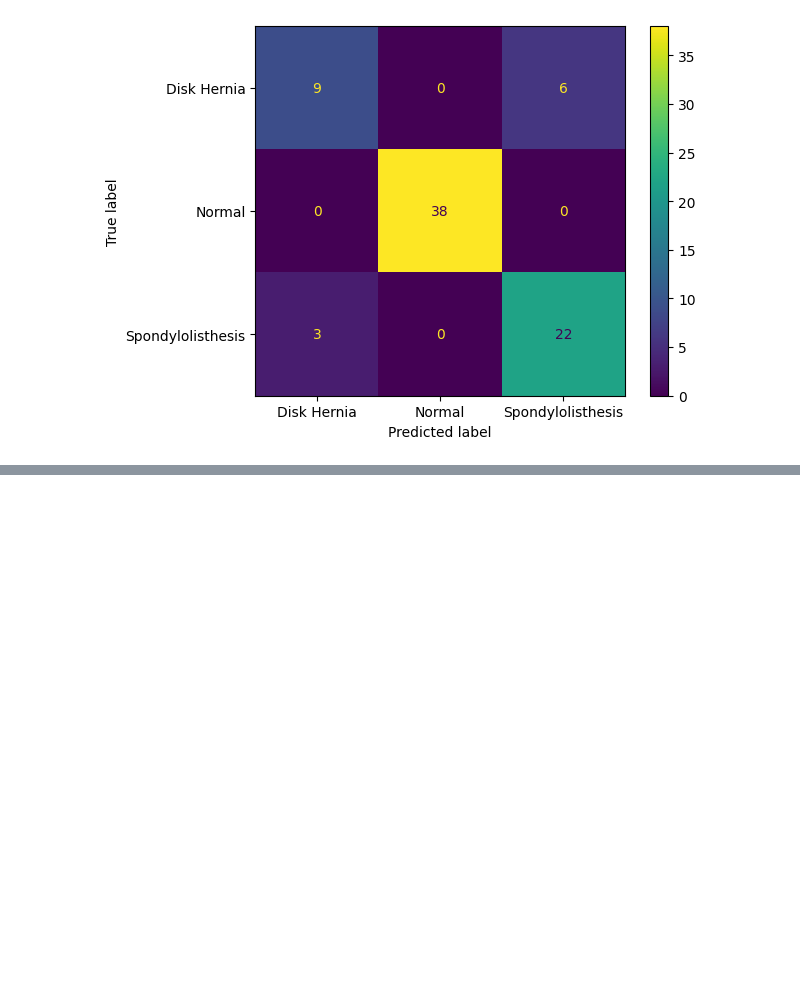
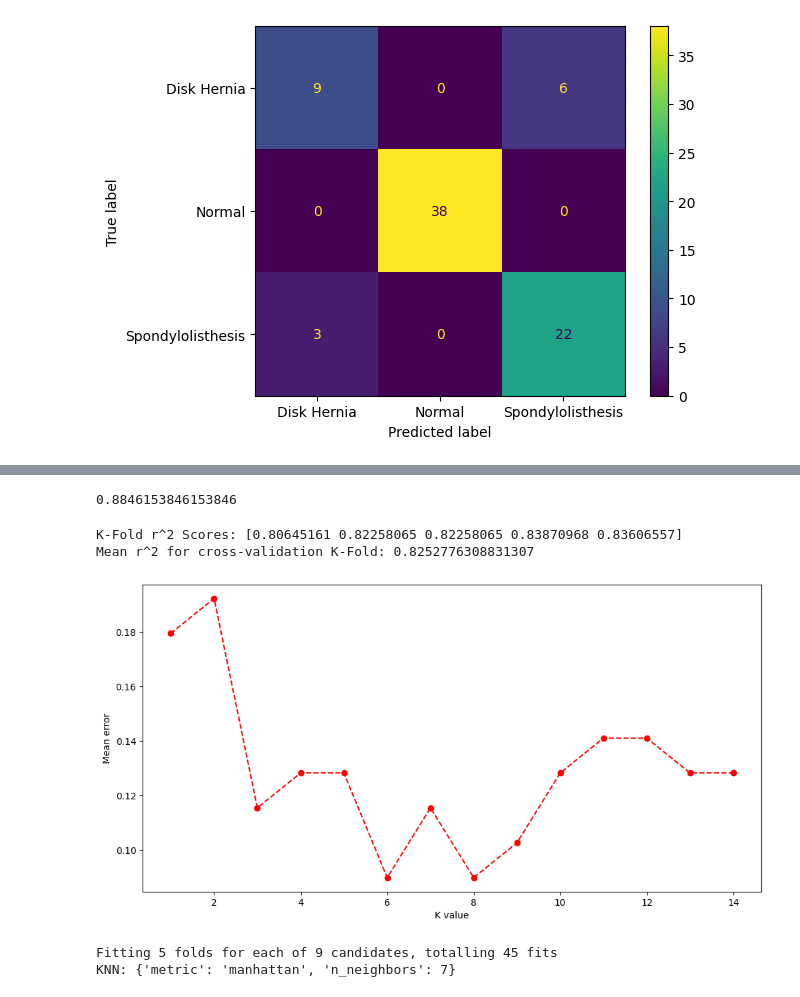
Before and after one commit to edupmon/fiap, a Jupyter notebook: pos-tech/data-analytics/fase-2/02-machine-learning-avancado/aula-5/cross-validation.ipynb, the cells around one changed output, grey strips where cells are left out. Saved outputs shown, nothing was run; the diff lists cells and outputs as text; code cells hidden in the pictures; blank space fills up the shorter version.

Commit message:
Fase 2 - Cross Validation - Aula 5 - Parte 2

```diff
--- a/pos-tech/data-analytics/fase-2/02-machine-learning-avancado/aula-5/cross-validation.ipynb
+++ b/pos-tech/data-analytics/fase-2/02-machine-learning-avancado/aula-5/cross-validation.ipynb
@@ -94,0 +110,4 @@ plt.show()
+# %%
+print(accuracy_score(y_test, y_pred))
+# %% [output]
+0.8846153846153846
@@ -94,0 +117,39 @@ plt.show()
+# %%
+print('K-Fold r^2 Scores:', result)
+print('Mean r^2 for cross-validation K-Fold:', result.mean())
+# %% [output]
+K-Fold r^2 Scores: [0.80645161 0.82258065 0.82258065 0.83870968 0.83606557]
+Mean r^2 for cross-validation K-Fold: 0.8252776308831307
+# %%
+error = []
+
+for i in range(1, 15):
+    knn = KNeighborsClassifier(n_neighbors=i)
+    knn.fit(X_train, y_train)
+    y_pred = knn.predict(X_test)
+    error.append(np.mean(y_pred != y_test))
+# %%
+plt.figure(figsize=(12, 6))
+plt.plot(range(1, 15), error, color='r', linestyle='--', marker='o',
+         markersize=6)
+plt.ylabel('Mean error')
+plt.xlabel('K value')
+plt.show()
+# %% [output]
+[figure, added]
+# %%
+param_grid = {'n_neighbors': [3, 7, 9],
+              'metric': ['minkowski', 'euclidean', 'manhattan']}
+
+scoring = make_scorer(accuracy_score, greater_is_better=True)
+
+gs = GridSearchCV(KNeighborsClassifier(), param_grid=param_grid,
+                  scoring=scoring, cv=5, n_jobs=5, verbose=3)
+
+gs.fit(X_train, y_train)
+
+knn_params = gs.best_params_
+print('KNN:', knn_params)
+# %% [output]
+Fitting 5 folds for each of 9 candidates, totalling 45 fits
+KNN: {'metric': 'manhattan', 'n_neighbors': 7}
```
Also changed, not shown: parts of 4 cells of this notebook.
